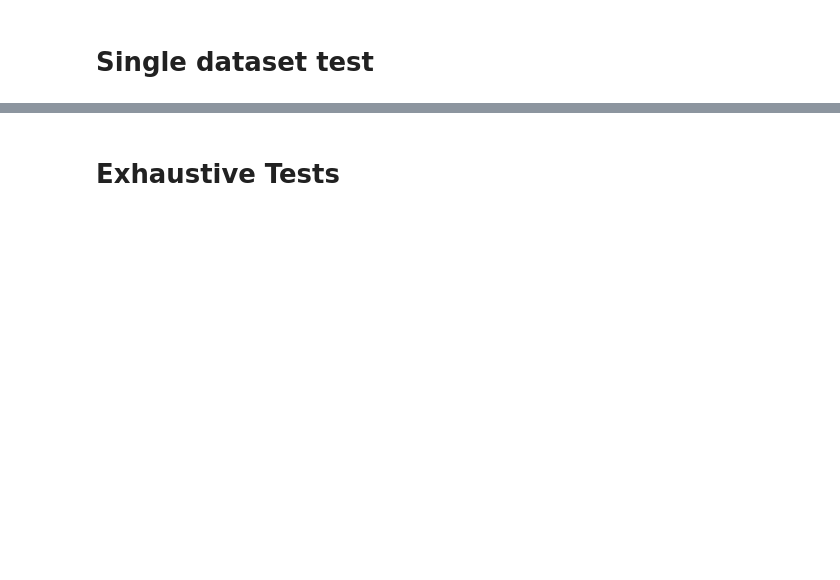
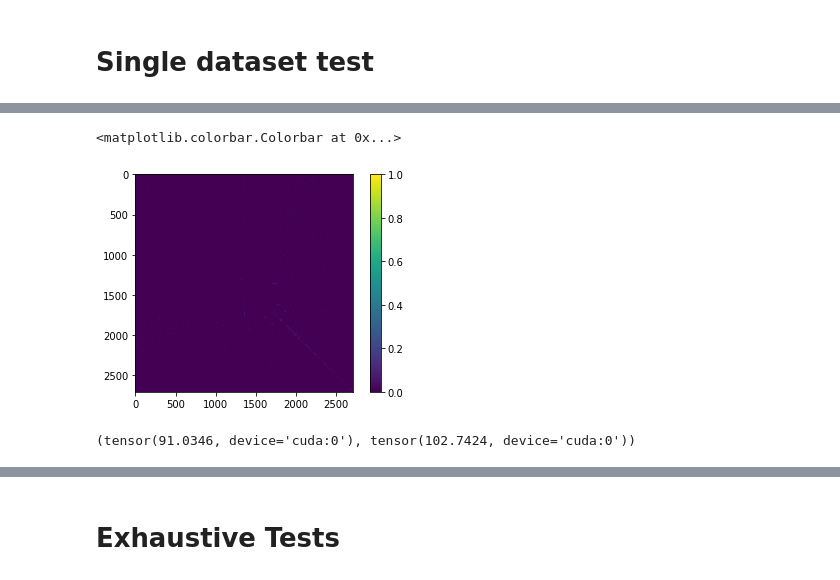
Before and after one commit to vmtenorio/robust_gnn, a Jupyter notebook: GFGCNPert.ipynb, the cells around one changed output, grey strips where cells are left out. Saved outputs shown, nothing was run; the diff lists cells and outputs as text; code cells hidden in the pictures; blank space fills up the shorter version.

```diff
--- a/GFGCNPert.ipynb
+++ b/GFGCNPert.ipynb
@@ -83,0 +134,10 @@ Iteration 10 DONE - Acc Test: 0.7450980392156863 - Err S: 0.9137746095657349
+# %%
+plt.imshow(S_dict_m1['rec_S'].cpu().numpy())
+plt.colorbar()
+# %% [output]
+<matplotlib.colorbar.Colorbar at 0x...>
+[figure, added]
+# %%
+torch.linalg.norm(S_dict_m1['rec_S']), torch.linalg.norm(S)
+# %% [output]
+(tensor(91.0346, device='cuda:0'), tensor(102.7424, device='cuda:0'))
```
Also changed, not shown: parts of 26 cells of this notebook, 4 other files.
